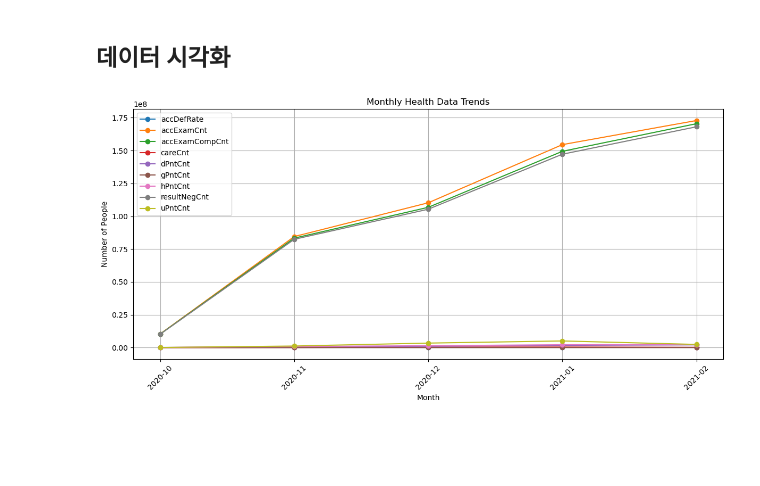
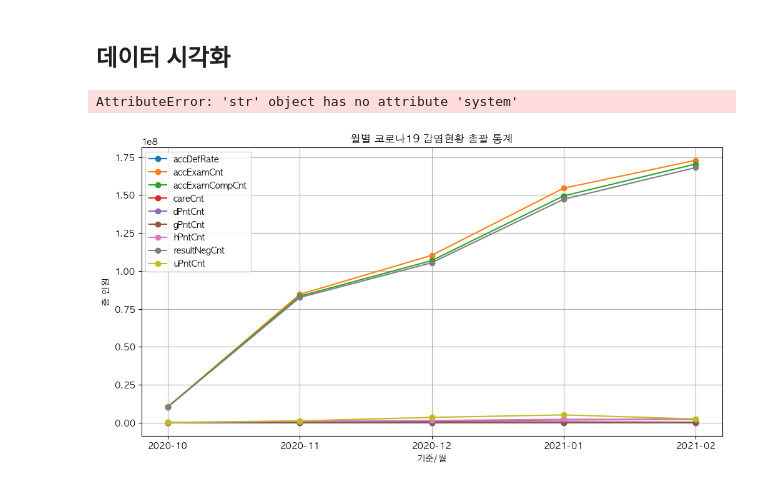
Before and after one commit to Jjiggu/python_crawling, a Jupyter notebook: openapi_covid_test.ipynb, the cells around one changed output. Saved outputs shown, nothing was run; the diff lists cells and outputs as text; code cells hidden in the pictures; blank space fills up the shorter version.

```diff
--- a/openapi_covid_test.ipynb
+++ b/openapi_covid_test.ipynb
@@ -332,9 +328,9 @@ df = pd.read_csv(data_csv)
 if '기준일자' not in df.columns:
     raise ValueError("CSV 파일에 '기준일자' 컬럼이 없습니다.")
 
-df['기준일자'] = pd.to_datetime(df['기준일자'], format='%Y%m%d', errors='coerce')  # 날짜 변환
-if df['기준일자'].isna().any():
-    raise ValueError("날짜 변환 중 오류가 발생했습니다.")
+df['기준일자'] = pd.to_datetime(df['기준일자'], format='%Y%m%d')  # 날짜 변환
+# if df['기준일자'].isna().any():
+#     raise ValueError("날짜 변환 중 오류가 발생했습니다.")
 
 # 월별 데이터 그룹화
 df['기준월'] = df['기준일자'].dt.to_period('M')  # 월 단위로 변환
@@ -351,27 +347,40 @@ monthly_data = df.groupby('기준월').agg({
     '결과음성수' : 'sum',
     '검사중수' : 'sum',
 }).reset_index()
+# %%
+from sys import platform
+
+if platform.system() == 'Darwin': #맥
+        plt.rc('font', family='AppleGothic')
+elif platform.system() == 'Windows': #윈도우
+        plt.rc('font', family='Malgun Gothic')
+elif platform.system() == 'Linux': #리눅스 (구글 콜랩)
+        plt.rc('font', family='Malgun Gothic')
+# %% [output]
+AttributeError: 'str' object has no attribute 'system'
 # %%
+plt.rc('font', family='AppleGothic')
+
 # 월별 데이터로 라인 플롯 그리기
 plt.figure(figsize=(12, 6))
 plt.plot(monthly_data['기준월'].astype(str), monthly_data['누적확진율'], marker='o', label='accDefRate')
 plt.plot(monthly_data['기준월'].astype(str), monthly_data['누적검사수'], marker='o', label='accExamCnt')
 plt.plot(monthly_data['기준월'].astype(str), monthly_data['누적검사완료수'], marker='o', label='accExamCompCnt')
 plt.plot(monthly_data['기준월'].astype(str), monthly_data['치료중환자수'], marker='o', label='careCnt')
 plt.plot(monthly_data['기준월'].astype(str), monthly_data['격리해제수'], marker='o', label='dPntCnt')
 plt.plot(monthly_data['기준월'].astype(str), monthly_data['사망자수'], marker='o', label='gPntCnt')
 plt.plot(monthly_data['기준월'].astype(str), monthly_data['확진자수'], marker='o', label='hPntCnt')
 plt.plot(monthly_data['기준월'].astype(str), monthly_data['결과음성수'], marker='o', label='resultNegCnt')
 plt.plot(monthly_data['기준월'].astype(str), monthly_data['검사중수'], marker='o', label='uPntCnt')
 
 # 그래프 설정
-plt.xlabel('Month')  # X축 레이블
-plt.ylabel('Number of People')  # Y축 레이블
-plt.title('Monthly Health Data Trends')  # 그래프 타이틀
-plt.xticks(rotation=45)  # X축 레이블 회전
+plt.xlabel('기준/월')  # X축 레이블
+plt.ylabel('총 인원')  # Y축 레이블
+plt.title('월별 코로나19 감염현황 총괄 통계')  # 그래프 타이틀
+# plt.xticks(rotation=45)  # X축 레이블 회전
 plt.legend()  # 범례
 plt.grid(True)  # 그리드 표시
-plt.tight_layout()  # 레이아웃 조정
+# plt.tight_layout()  # 레이아웃 조정
 plt.show()  # 그래프 표시
 # %% [output]
-[figure, old version]
+[figure, new version]
```
Also changed, not shown: parts of 1 cell of this notebook, 1 other file.
